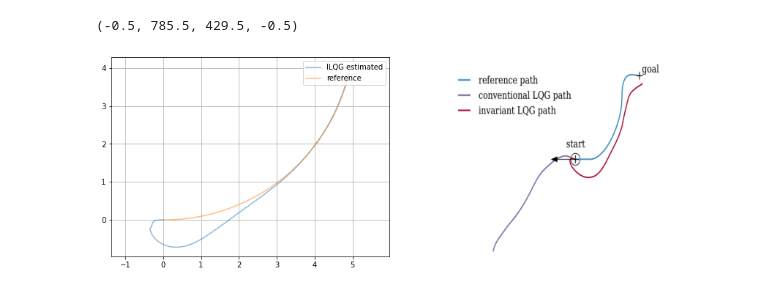
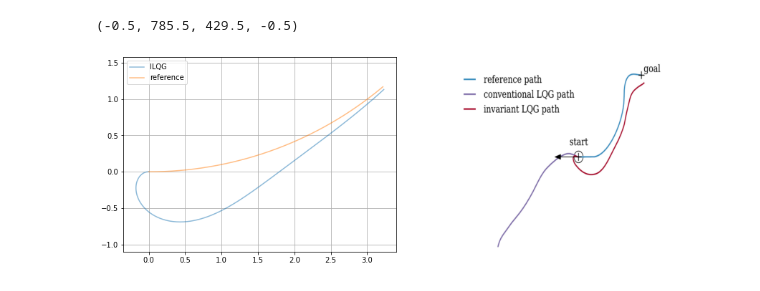
Before and after one commit to wsribunma/SE2_FlowPipes, a Jupyter notebook: LQG.ipynb, the cells around one changed output. Cells and saved outputs as stored; diff of their text form; code cells hidden in the pictures.

```diff
--- a/LQG.ipynb
+++ b/LQG.ipynb
@@ -104,29 +126,30 @@ def lqg(x0, xh0, ut, P0, dt, tf):
 # %%
-tf = 10
+tf = 5
 v = 0.7
 r = 5
 omega = v /r
 x0 = array([0,0,0])
 xh0 = array([0,0,-pi])
 ut = array([v, omega])
-P0 = array([[1, 0, 0],[0, 1, 0],[0, 0, 1]]) # initial covariance?
-dt = 0.1
+P0 = array([[0.01, 0, 0],[0, 0.01, 0],[0, 0, (90*pi/180)**2]]) # initial covariance?
+dt = 0.01
 
-xe, xr, error= lqg(x0, xh0, ut, P0, dt, tf)
+xe, xr, c_xe = lqg(x0, xh0, ut, P0, dt, tf)
 # %%
 figure(figsize=(15,5))
 subplot(121)
-plot(xe[:, 0], xe[:, 1], label='ILQG estimated', alpha=0.5)
+plot(xe[:, 0], xe[:, 1], label='ILQG', alpha=0.5)
 plot(xr[:, 0], xr[:, 1], label = 'reference', alpha=0.5)
-legend(loc=1)
+#plot(c_xe[:, 0], c_xe[:, 1], label='LQG', alpha=0.5)
+legend(loc=2)
 grid()
 axis('equal');
 subplot(122)
 imshow(imread('./images/lqg.png'))
 gca().get_xaxis().set_visible(False)
 gca().get_yaxis().set_visible(False)
 axis('off')
 axis('tight')
 # %% [output]
 (-0.5, 785.5, 429.5, -0.5)
-[figure, old version]
+[figure, new version]
```
Also changed, not shown: parts of 4 cells of this notebook, 1 other file.
